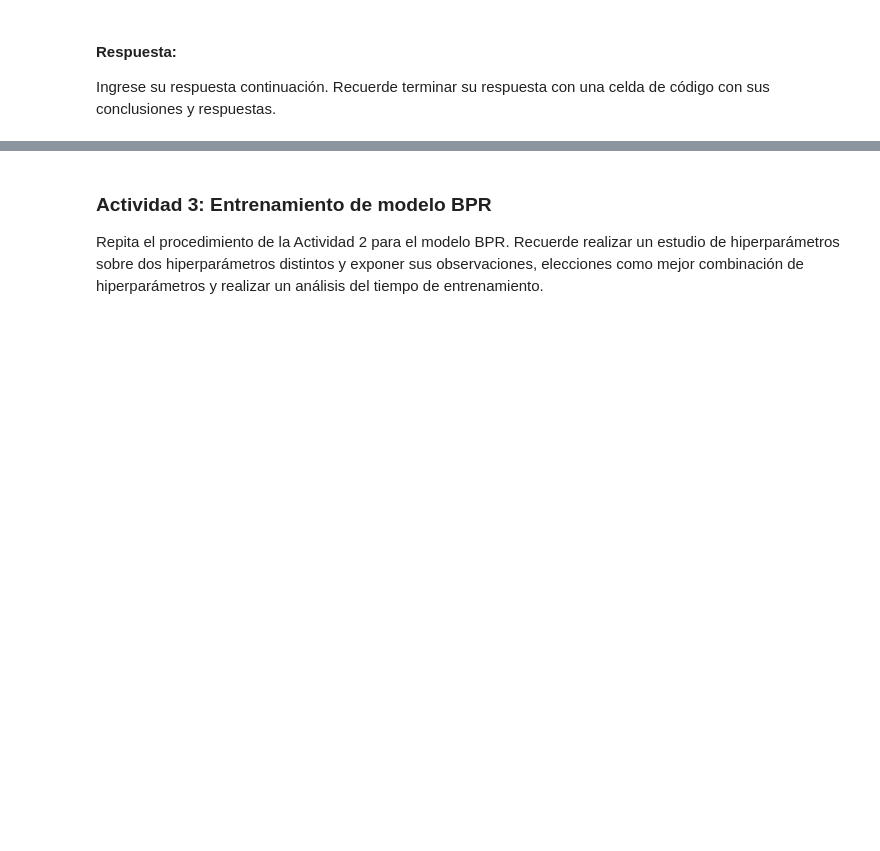
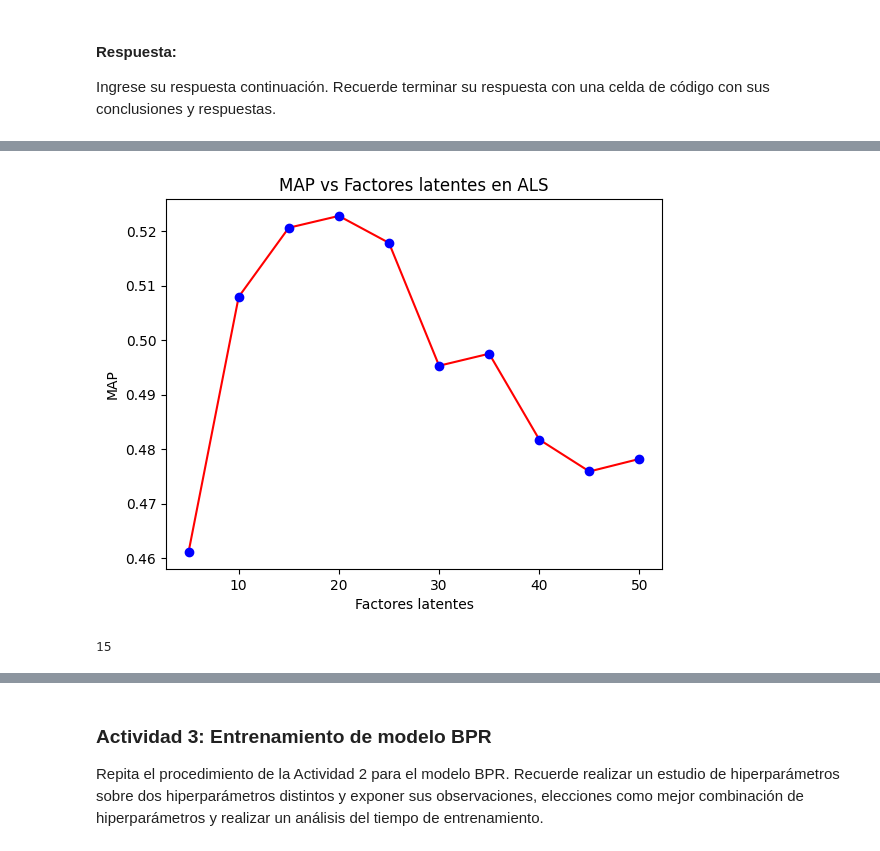
Before and after one commit to lldavico/msc-data-science-puc-2023, a Jupyter notebook: Bimestre 6/Sistemas Recomendadores/Semana 4/Tarea_2.ipynb, the cells around one changed output, grey strips where cells are left out. Cells and saved outputs as stored; diff of their text form; code cells hidden in the pictures; blank space fills up the shorter version.

```diff
--- a/Bimestre 6/Sistemas Recomendadores/Semana 4/Tarea_2.ipynb
+++ b/Bimestre 6/Sistemas Recomendadores/Semana 4/Tarea_2.ipynb
@@ -11,0 +199,3 @@ Para realizar la tarea, deberán leer y ejecutar todas las celdas del notebook y
+# %%
+model1 = implicit.als.AlternatingLeastSquares(factors=5)
+model1.fit(user_item_matrix)
@@ -127,0 +484,32 @@ Ingrese su respuesta continuación. Recuerde terminar su respuesta con una celda
+# %%
+# Entrenamos bajo los hiperparámetros definidos y evaluamos sobre una lista de recomendaciones de largo 10
+n = 10
+
+map_f_als = []
+ndcg_f_als = []
+
+map_rg_als = []
+ndcg_rg_als = []
+
+train_times_f_als = []
+train_times_rg_als = []
+
+for f in factores_als:
+    print('Training model with', f, 'latent factors')
+    model_als = implicit.als.AlternatingLeastSquares(factors=f)
+    model_als, train_time_f = train_model(model_als)
+    mmap, ndcg = evaluate_model(model_als, n)
+    map_f_als.append(mmap)
+    ndcg_f_als.append(ndcg)
+    train_times_f_als.append(train_time_f)
+    print('')
+
+for rg in reg_fac_als:
+    print('Training model with', rg, 'regularization factor')
+    model_als = implicit.als.AlternatingLeastSquares(regularization=rg)
+    model_als, train_time_rg = train_model(model_als)
+    mmap, ndcg = evaluate_model(model_als, n)
+    map_rg_als.append(mmap)
+    ndcg_rg_als.append(ndcg)
+    train_times_rg_als.append(train_time_rg)
+    print()
@@ -127,0 +552,14 @@ Ingrese su respuesta continuación. Recuerde terminar su respuesta con una celda
+# %%
+# Graficamos los resultados según los factores latentes para MAP
+plt.plot(factores_als, map_f_als, 'r-')
+plt.plot(factores_als, map_f_als, 'bo')
+plt.xlabel('Factores latentes')
+plt.ylabel('MAP')
+plt.title('MAP vs Factores latentes en ALS')
+plt.show()
+# %% [output]
+[figure, added]
+# %%
+factores_als[2]
+# %% [output]
+15
```
Also changed, not shown: parts of 51 cells of this notebook, 7 other files.
